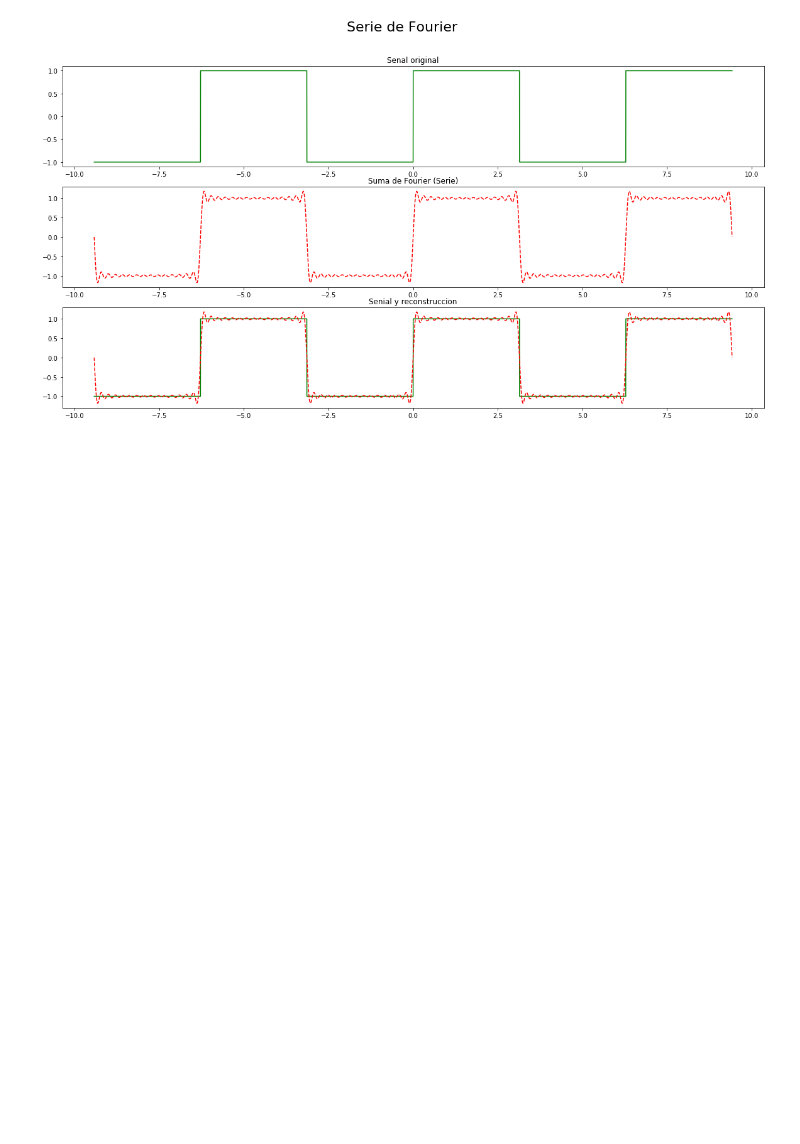
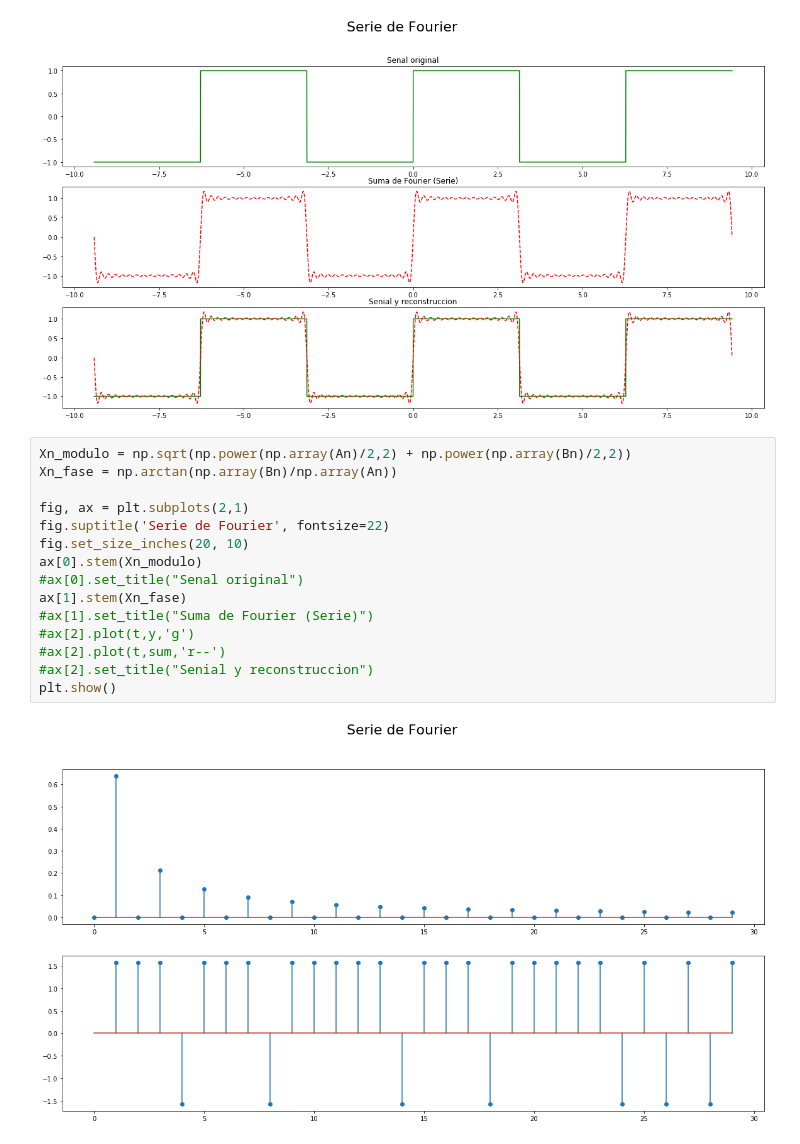
Before and after one commit to AgustinSolano/SyS_scriptsbook, a Jupyter notebook: _sources/md_scripts/Serie_de_Fourier.ipynb, the cells around one changed output. Saved outputs shown, nothing was run; the diff lists cells and outputs as text; blank space fills up the shorter version.

```diff
--- a/_sources/md_scripts/Serie_de_Fourier.ipynb
+++ b/_sources/md_scripts/Serie_de_Fourier.ipynb
@@ -77,3 +77,20 @@ ax[2].set_title("Senial y reconstruccion")
 plt.show()
 # %% [output]
 [figure]
+# %%
+Xn_modulo = np.sqrt(np.power(np.array(An)/2,2) + np.power(np.array(Bn)/2,2))
+Xn_fase = np.arctan(np.array(Bn)/np.array(An))
+
+fig, ax = plt.subplots(2,1)
+fig.suptitle('Serie de Fourier', fontsize=22)
+fig.set_size_inches(20, 10)
+ax[0].stem(Xn_modulo)
+#ax[0].set_title("Senal original")
+ax[1].stem(Xn_fase)
+#ax[1].set_title("Suma de Fourier (Serie)")
+#ax[2].plot(t,y,'g')
+#ax[2].plot(t,sum,'r--')
+#ax[2].set_title("Senial y reconstruccion")
+plt.show()
+# %% [output]
+[figure, added]
```
Also changed, not shown: 29 other files.
